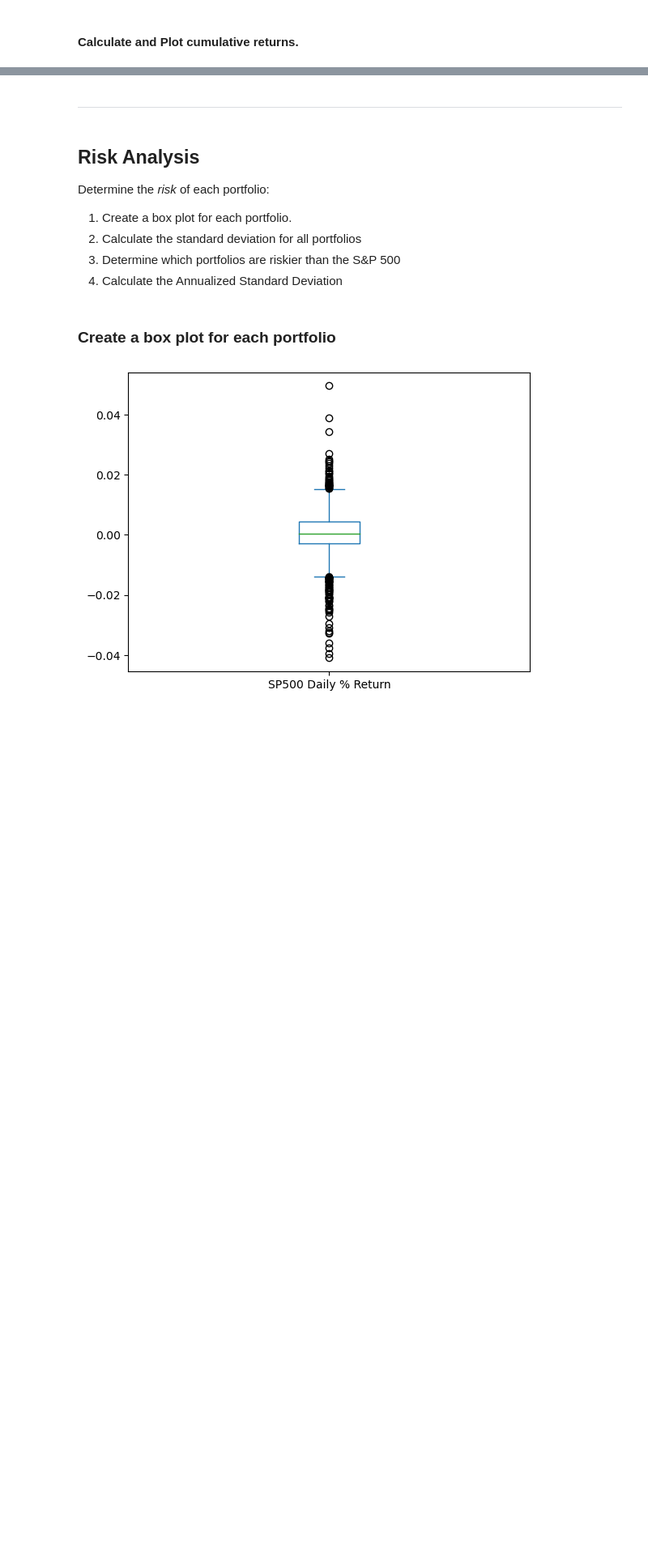
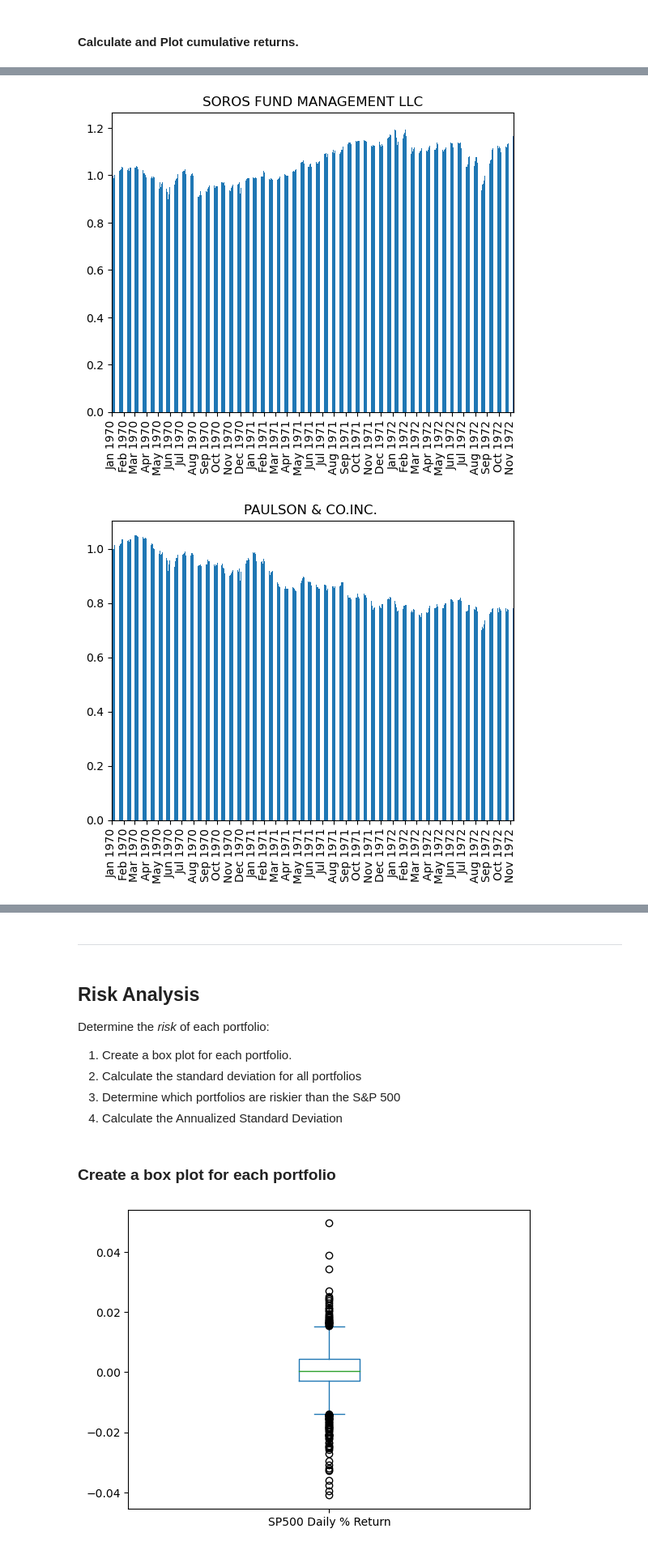
Before and after one commit to MontgomeryG/python-homework, a Jupyter notebook: Starter_Code 2/whale_analysis.ipynb, the cells around one changed output, grey strips where cells are left out. Shown at 81% size. Drawn from its saved outputs; the diff is of its cells as text; code cells hidden in the pictures; blank space fills up the shorter version.

```diff
--- a/Starter_Code 2/whale_analysis.ipynb
+++ b/Starter_Code 2/whale_analysis.ipynb
@@ -351,0 +320,69 @@ Name: BERKSHIRE HATHAWAY INC, Length: 1043, dtype: float64
+# %%
+# Calculate cumulative returns of all portfolios
+
+# cuml_returns_list = []
+# for column in combined_df.columns:                                             # help from CHAT GPT
+#     new_cuml_return = (1 + combined_df[column]).cumprod()
+#     cuml_returns_list.append(new_cuml_return)
+
+    #new_plot.xaxis.set_major_locator(MonthLocator())                            #help from CHAT GPT
+    #new_plot.xaxis.set_major_formatter(DateFormatter("%b %Y"))                  #help from CHAT GPT
+
+
+#create the new data frame for cumulative returns
+cuml_return_df = pd.DataFrame()
+
+for column in combined_df.columns:
+    new_cuml_return = (1 + combined_df[column]).cumprod()
+    cuml_return_df = pd.concat([cuml_return_df, new_cuml_return], axis=1)
+
+cuml_return_df.head()
+
+
+
+# Plot cumulative returns
+# Save each plot into a list for later access
+
+cuml_returns_plot_list = []
+for column in cuml_return_df.columns:
+    new_plot1 = cuml_return_df[column].plot(kind='bar', title=column)
+    new_plot1.xaxis.set_major_locator(MonthLocator())
+    new_plot1.xaxis.set_major_formatter(DateFormatter("%b %Y"))
+    cuml_returns_plot_list.append(new_plot1)
+    plt.show()
+
+
+
+
+#EXTRA BELOW:
+# for column in combined_df.columns:                                             # help from CHAT GPT
+#     new_plot = combined_df[column].plot(kind='bar', title=column)              # help from CHAT GPT
+#     returns_plot_list.append(new_plot)
+#     new_plot.xaxis.set_major_locator(MonthLocator())                            #help from CHAT GPT
+#     new_plot.xaxis.set_major_formatter(DateFormatter("%b %Y"))                  #help from CHAT GPT
+#     plt.show()
+
+
+
+# Plot cumulative returns
+
+# cuml_plot_list = []
+# for x in range(len(cuml_returns_list)):
+#     new_cuml_plot = cuml_returns_list[x].plot(title = cuml_returns_list[])
+#     cuml_plot_list.append(new_cuml_plot)
+#     plt.show()
+#cuml_returns_list
+
+
+# cuml_returns_plot_list = []
+
+
+# for column in cuml_return_df.columns:
+#     new_plot1 = cuml_return_df[column].plot(kind='bar', title=column)
+#     new_plot1.xaxis.set_major_locator(MonthLocator())
+#     new_plot1.xaxis.set_major_formatter(DateFormatter("%b %Y"))
+#     cuml_returns_plot_list.append(new_plot1)
+#     plt.show()
+# %% [output]
+[figure, added]
+[figure, added]
```
Also changed, not shown: parts of 3 cells of this notebook.
